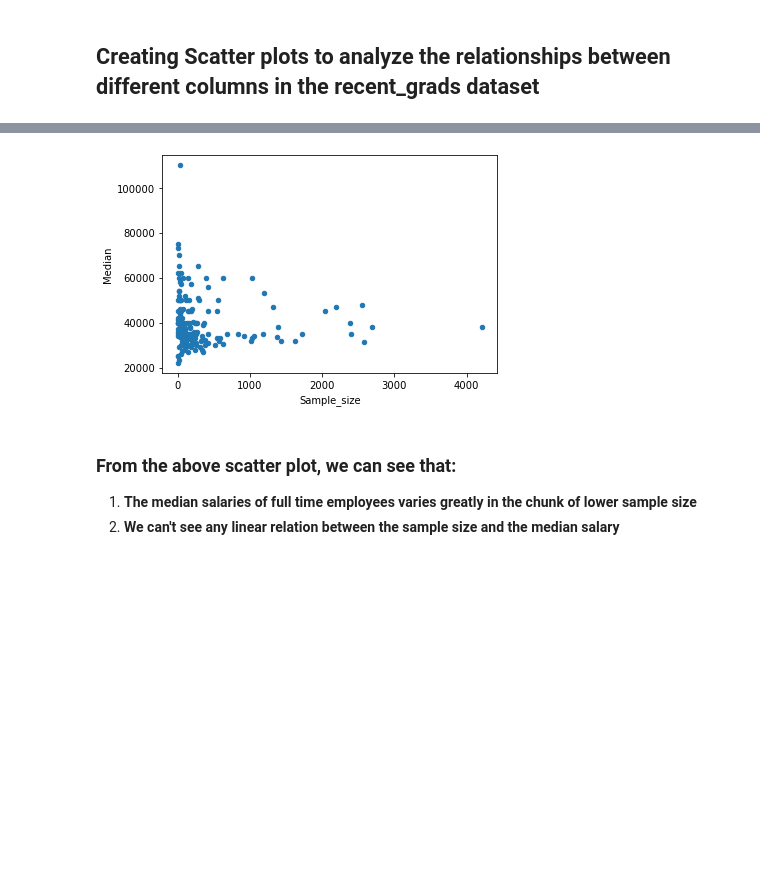
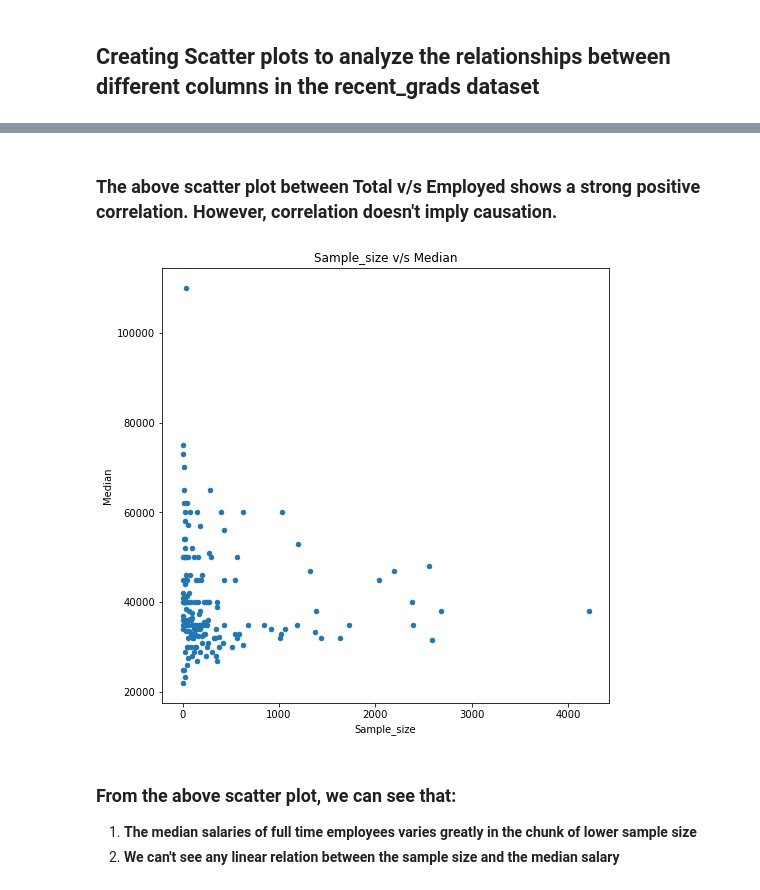
Before and after one commit to puneettokhi/CMPE255, a Jupyter notebook: college_major_analysis.ipynb, the cells around one changed output, grey strips where cells are left out. Cells and saved outputs as stored; diff of their text form; code cells hidden in the pictures; blank space fills up the shorter version.

```diff
--- a/college_major_analysis.ipynb
+++ b/college_major_analysis.ipynb
@@ -249,10 +272,12 @@ recent_grads_df.describe()
+# %% [markdown]
+### The above scatter plot between Total v/s Employed shows a strong positive correlation. However, correlation doesn't imply causation.
 # %%
-#Sample_Size v/s Median
+#Sample_size v/s Median
 
-recent_grads_df.plot(x='Sample_Size', y='Median', kind='scatter')
+recent_grads_df.plot(x='Sample_size', y='Median', kind='scatter', title='Sample_size v/s Median', figsize=(8,8))
 plt.show()
 # %% [output]
-[figure, old version]
+[figure, new version]
 # %% [markdown]
 ### From the above scatter plot, we can see that:
 1. **The median salaries of full time employees varies greatly in the chunk of lower sample size**
```
Also changed, not shown: parts of 25 cells of this notebook.
